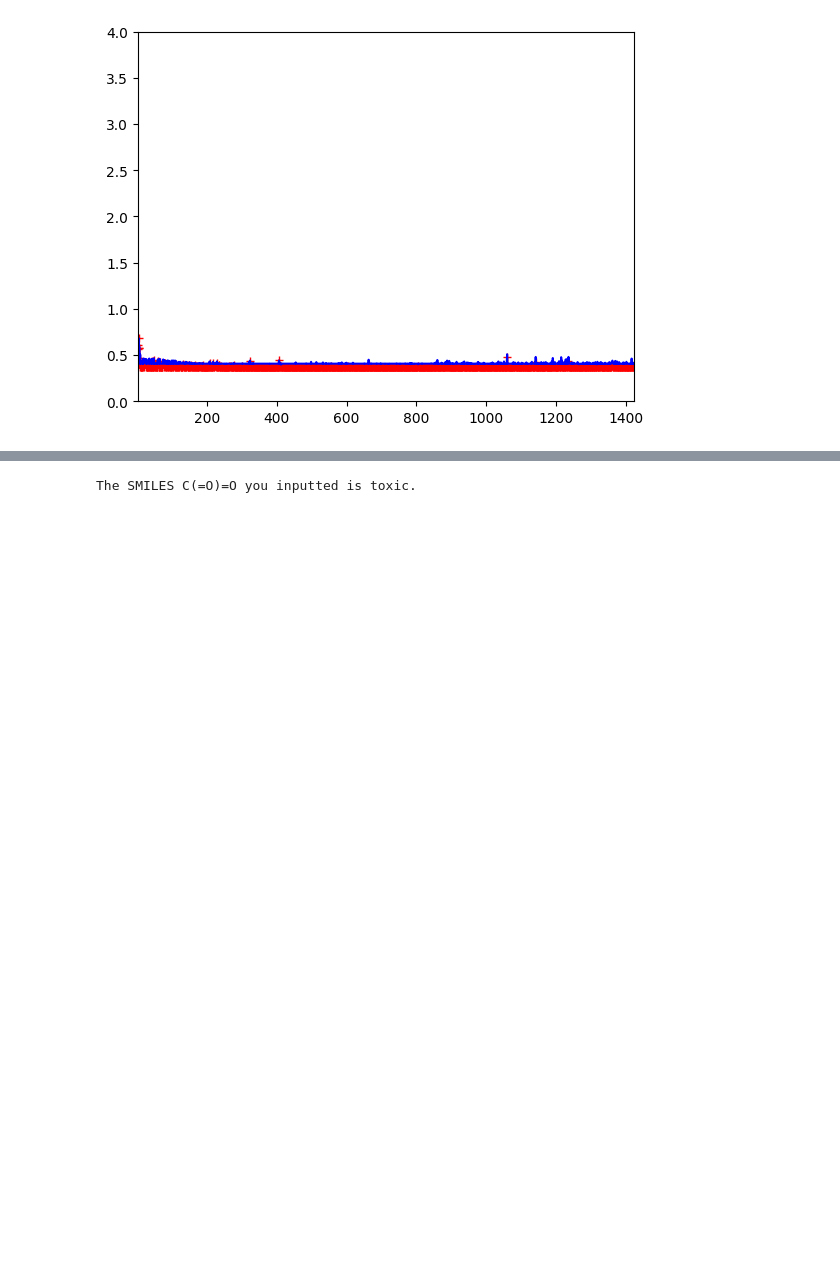
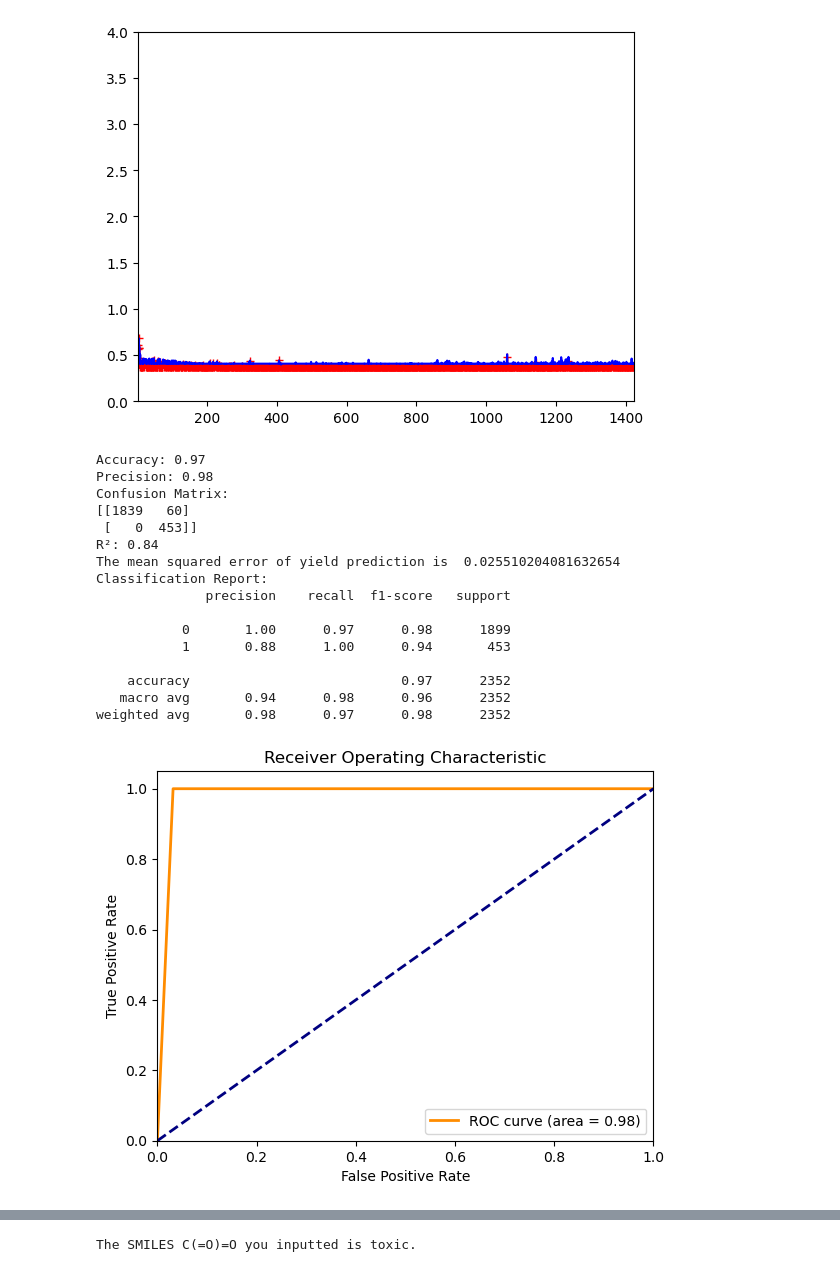
Before and after one commit to Williamarvin/Ceng3300_project, a Jupyter notebook: project.ipynb, the cells around one changed output, grey strips where cells are left out. Drawn from its saved outputs; the diff is of its cells as text; code cells hidden in the pictures; blank space fills up the shorter version.

Commit message:
Added model iterations and got 0.99 final accuracy + readme file

```diff
--- a/project.ipynb
+++ b/project.ipynb
@@ -348,4 +330,4 @@ x shape:  (2542, 4) y_shape:  (2542,)
 # %%
 # Split the dataset
 
-x_train, x_test, y_train, y_test = train_test_split(x, y, random_state=3300, train_size = 0.70, test_size= 0.30)
+x_train, x_test, y_train, y_test = train_test_split(x, y, random_state=3300, train_size = 0.80, test_size= 0.20)
@@ -636,3 +618,41 @@ weighted avg       0.79      0.82      0.80       763
 plot_learning_curves(MLPClassifier(max_iter=1000), x_train, y_train)
 # %% [output]
 [figure]
+# %%
+# Test dataset when inputing mean
+# Use the logistic regression for test
+# Iteration with logistic regression
+
+tox_mean = tox_df.fillna(tox_df.mean())
+tox_mean['safe_for_body'] = tox_mean[toxic_columns].apply(lambda row: 0 if row.any() else 1, axis=1)
+
+X = tox_mean[toxic_columns]
+y = tox_mean["safe_for_body"]
+
+x_train, x_test, y_train, y_test = train_test_split(X, y, random_state=3300, train_size = 0.80, test_size= 0.20)
+
+rf_model = LogisticRegression()
+
+rf_model.fit(x_train, y_train)
+
+y_pred = rf_model.predict(x_test)
+getAccuracy(y_test, y_pred)
+getROC(y_test, y_pred)
+# %% [output]
+Accuracy: 0.97
+Precision: 0.98
+Confusion Matrix:
+[[1839   60]
+ [   0  453]]
+R²: 0.84
+The mean squared error of yield prediction is  0.025510204081632654
+Classification Report:
+              precision    recall  f1-score   support
+
+           0       1.00      0.97      0.98      1899
+           1       0.88      1.00      0.94       453
+
+    accuracy                           0.97      2352
+   macro avg       0.94      0.98      0.96      2352
+weighted avg       0.98      0.97      0.98      2352
+[figure, added]
```
Also changed, not shown: parts of 11 cells of this notebook, 1 other file.
